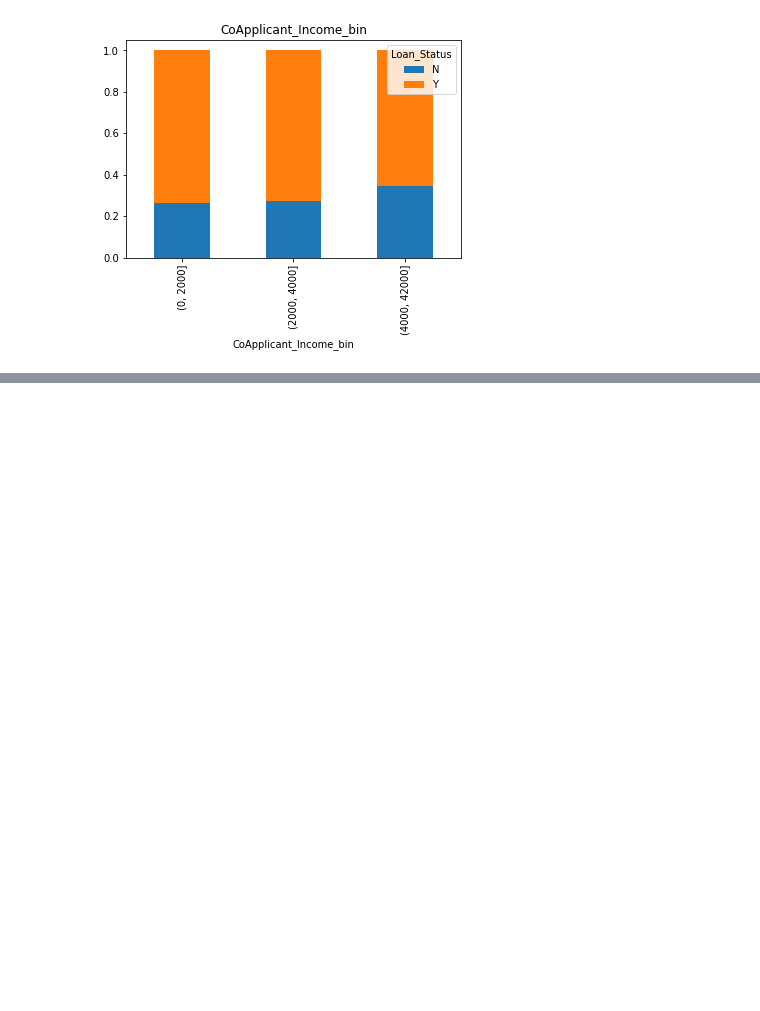
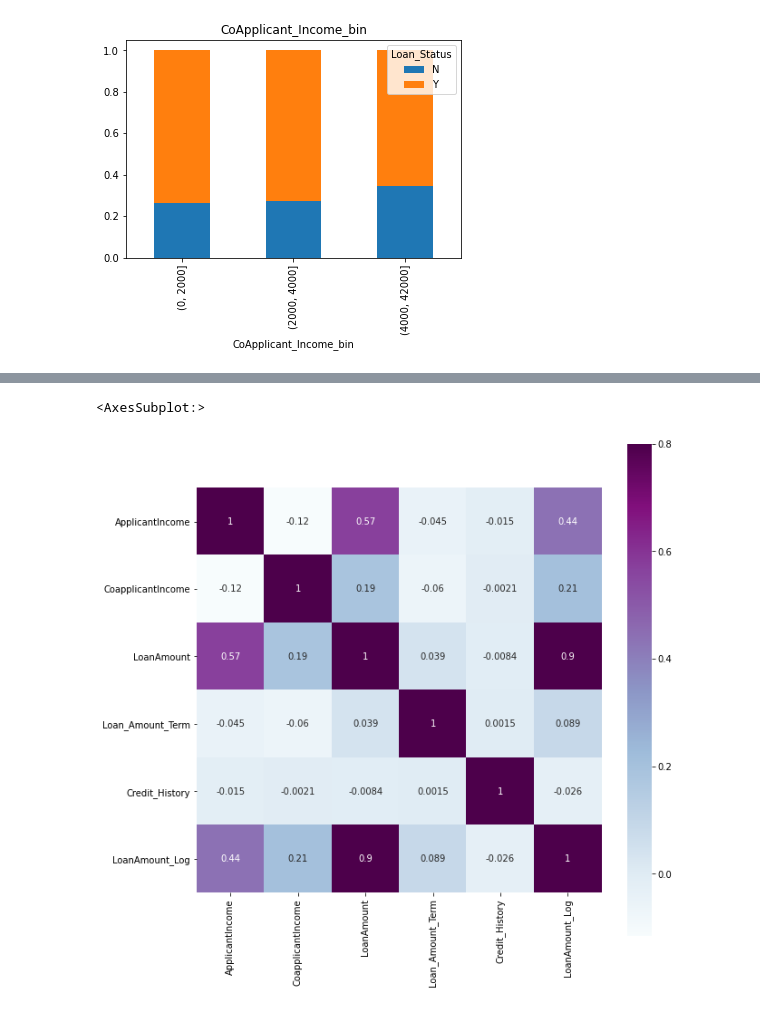
Before and after one commit to Sunnypatil002/Mini-project02, a Jupyter notebook: vision.ipynb, the cells around one changed output, grey strips where cells are left out. Saved outputs shown, nothing was run; the diff lists cells and outputs as text; code cells hidden in the pictures; blank space fills up the shorter version.

```diff
--- a/vision.ipynb
+++ b/vision.ipynb
@@ -167,0 +180,7 @@ CoApplicant_Income_bin.div(CoApplicant_Income_bin.sum(1).astype(float),axis=0).p
+# %%
+matrix = train.corr()
+fig ,ax = plt.subplots(figsize= (10,10))
+sns.heatmap(data = matrix,square=True,cmap = 'BuPu',annot=True,vmax= .8)
+# %% [output]
+<AxesSubplot:>
+[figure, added]
```
Also changed, not shown: parts of 4 cells of this notebook, 4 other files.
